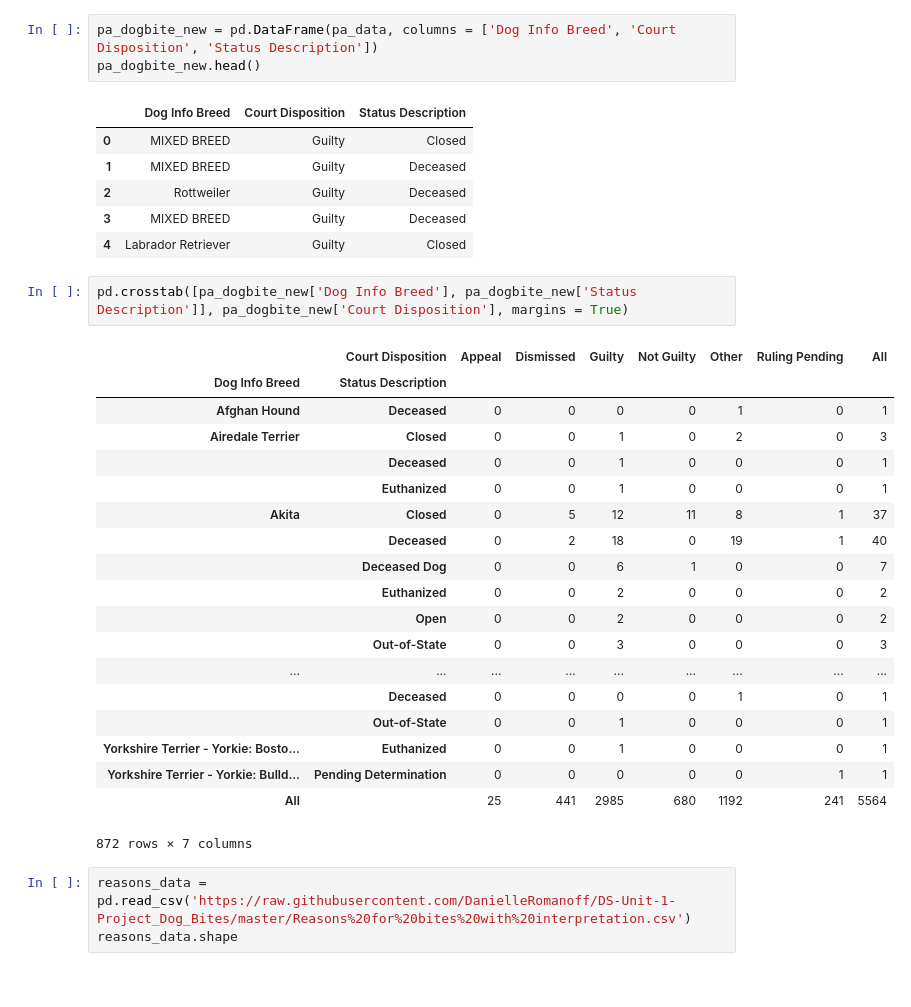
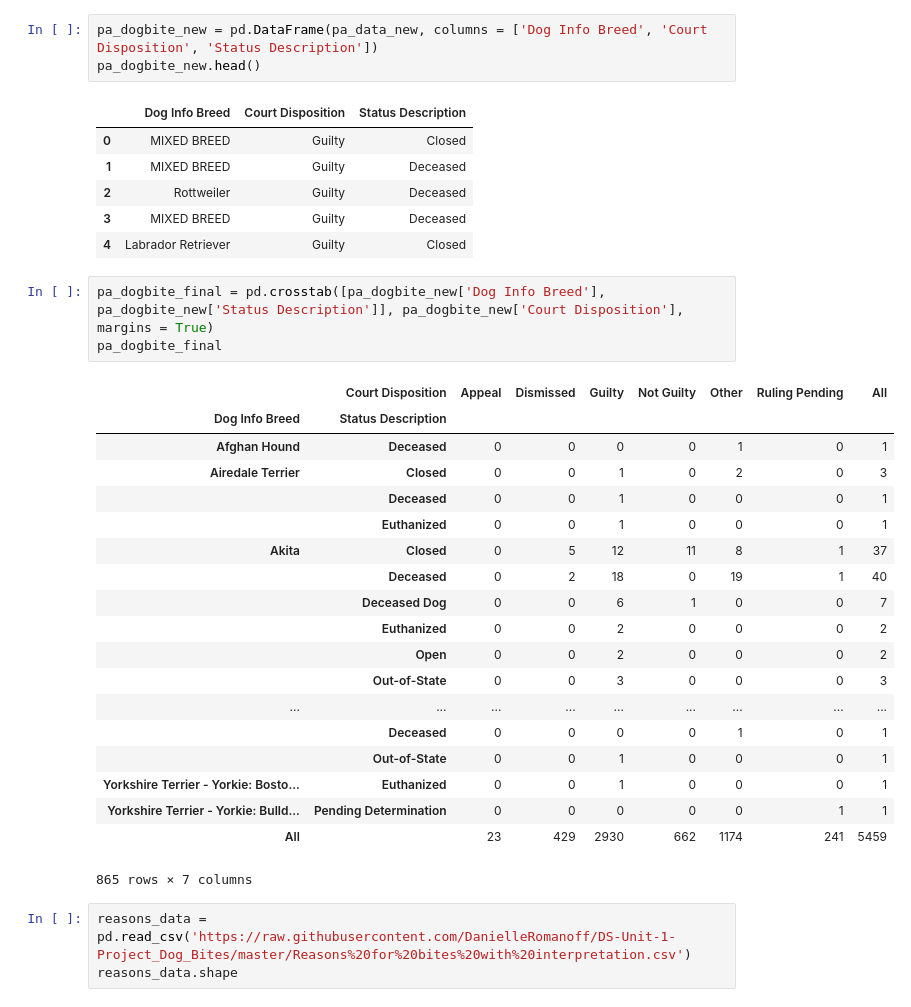
Before and after one commit to DanielleRomanoff/DS-Unit-1-Project_Dog_Bites, a Jupyter notebook: Dog Bites Project.ipynb, the cells around one changed output. Drawn from its saved outputs; the diff is of its cells as text.

Commit message:
Data Wranging done Tuesday

```diff
--- a/Dog Bites Project.ipynb
+++ b/Dog Bites Project.ipynb
@@ -220,7 +202,7 @@ MIXED BREED: Lab Mix                26
 Staffordshire Bull Terrier          26
 Name: Dog Info Breed, dtype: int64
 # %%
-pa_dogbite_new = pd.DataFrame(pa_data, columns = ['Dog Info Breed', 'Court Disposition', 'Status Description'])
+pa_dogbite_new = pd.DataFrame(pa_data_new, columns = ['Dog Info Breed', 'Court Disposition', 'Status Description'])
 pa_dogbite_new.head()
 # %% [output]
 |  | Dog Info Breed | Court Disposition | Status Description |
@@ -230,27 +212,28 @@ pa_dogbite_new.head()
 | 3 | MIXED BREED | Guilty | Deceased |
 | 4 | Labrador Retriever | Guilty | Closed |
 # %%
-pd.crosstab([pa_dogbite_new['Dog Info Breed'], pa_dogbite_new['Status Description']], pa_dogbite_new['Court Disposition'], margins = True)
+pa_dogbite_final = pd.crosstab([pa_dogbite_new['Dog Info Breed'], pa_dogbite_new['Status Description']], pa_dogbite_new['Court Disposition'], margins = True)
+pa_dogbite_final
 # %% [output]
 |  | Court Disposition | Appeal | Dismissed | Guilty | Not Guilty | Other | Ruling Pending | All |
 | Dog Info Breed | Status Description |  |  |  |  |  |  |  |
 | Afghan Hound | Deceased | 0 | 0 | 0 | 0 | 1 | 0 | 1 |
 | Airedale Terrier | Closed | 0 | 0 | 1 | 0 | 2 | 0 | 3 |
 |  | Deceased | 0 | 0 | 1 | 0 | 0 | 0 | 1 |
 |  | Euthanized | 0 | 0 | 1 | 0 | 0 | 0 | 1 |
 | Akita | Closed | 0 | 5 | 12 | 11 | 8 | 1 | 37 |
 |  | Deceased | 0 | 2 | 18 | 0 | 19 | 1 | 40 |
 |  | Deceased Dog | 0 | 0 | 6 | 1 | 0 | 0 | 7 |
 |  | Euthanized | 0 | 0 | 2 | 0 | 0 | 0 | 2 |
 |  | Open | 0 | 0 | 2 | 0 | 0 | 0 | 2 |
 |  | Out-of-State | 0 | 0 | 3 | 0 | 0 | 0 | 3 |
 | ... | ... | ... | ... | ... | ... | ... | ... | ... |
 |  | Deceased | 0 | 0 | 0 | 0 | 1 | 0 | 1 |
 |  | Out-of-State | 0 | 0 | 1 | 0 | 0 | 0 | 1 |
 | Yorkshire Terrier - Yorkie: Bosto... | Euthanized | 0 | 0 | 1 | 0 | 0 | 0 | 1 |
 | Yorkshire Terrier - Yorkie: Bulld... | Pending Determination | 0 | 0 | 0 | 0 | 0 | 1 | 1 |
-| All |  | 25 | 441 | 2985 | 680 | 1192 | 241 | 5564 |
+| All |  | 23 | 429 | 2930 | 662 | 1174 | 241 | 5459 |
-872 rows × 7 columns
+865 rows × 7 columns
 # %%
 reasons_data = pd.read_csv('https://raw.githubusercontent.com/DanielleRomanoff/DS-Unit-1-Project_Dog_Bites/master/Reasons%20for%20bites%20with%20interpretation.csv')
 reasons_data.shape
```
Also changed, not shown: parts of 10 cells of this notebook.
